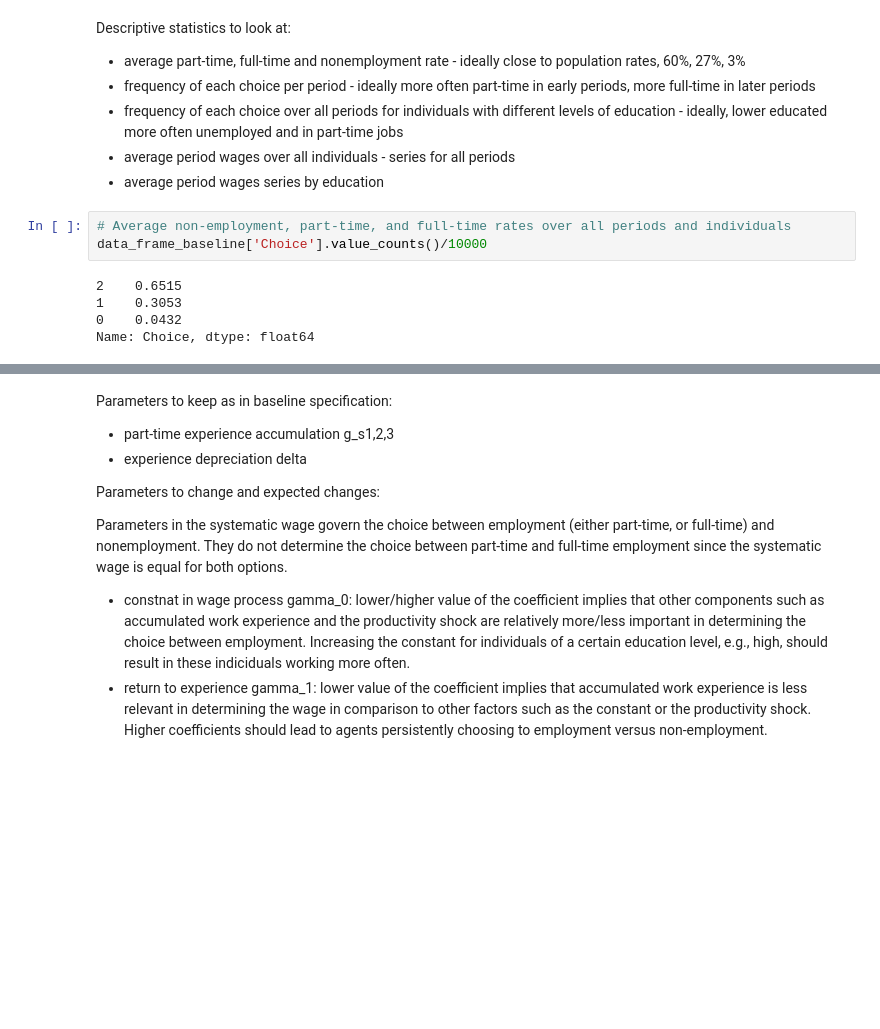
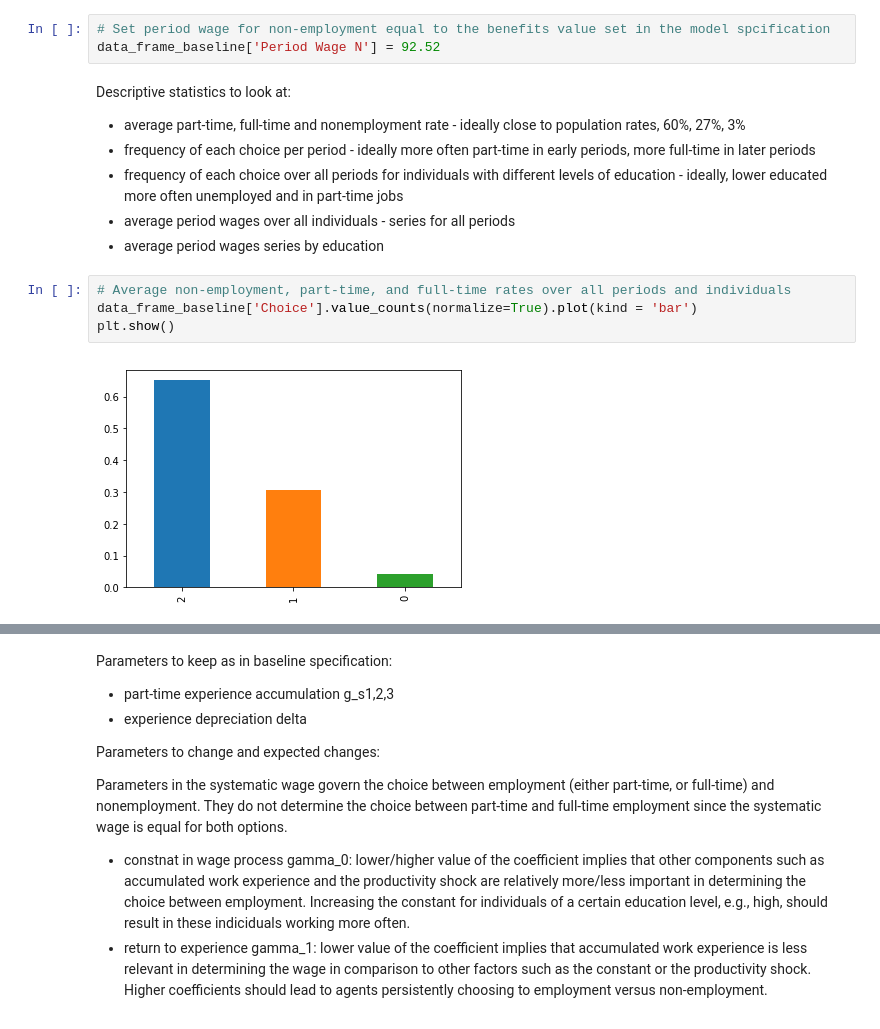
Before and after one commit to OpenSourceEconomics/soepy, a Jupyter notebook: soepy/notebooks/data_frame_sim_test_analysis.ipynb, the cells around one changed output, grey strips where cells are left out. Cells and saved outputs as stored; diff of their text form; blank space fills up the shorter version.

Commit message:
Added plots and comments to descptive analysis in sim_test_analysis notebook.

```diff
--- a/soepy/notebooks/data_frame_sim_test_analysis.ipynb
+++ b/soepy/notebooks/data_frame_sim_test_analysis.ipynb
@@ -36,6 +41,9 @@ data_frame_baseline
 | 9998 | 999 | 8 | 999 | 8 | 10 | 2 | 39.425271 | ... |
 | 9999 | 999 | 9 | 999 | 9 | 10 | 1 | 44.181351 | ... |
 10000 rows × 16 columns
+# %%
+# Set period wage for non-employment equal to the benefits value set in the model spcification
+data_frame_baseline['Period Wage N'] = 92.52
 # %% [markdown]
 Descriptive statistics to look at:
 - average part-time, full-time and nonemployment rate - ideally close to population rates, 60%, 27%, 3%
@@ -45,9 +53,7 @@ Descriptive statistics to look at:
 - average period wages series by education
 # %%
 # Average non-employment, part-time, and full-time rates over all periods and individuals
-data_frame_baseline['Choice'].value_counts()/10000
+data_frame_baseline['Choice'].value_counts(normalize=True).plot(kind = 'bar')
+plt.show()
 # %% [output]
-2    0.6515
-1    0.3053
-0    0.0432
-Name: Choice, dtype: float64
+[figure, added]
```
Also changed, not shown: parts of 14 cells of this notebook.
